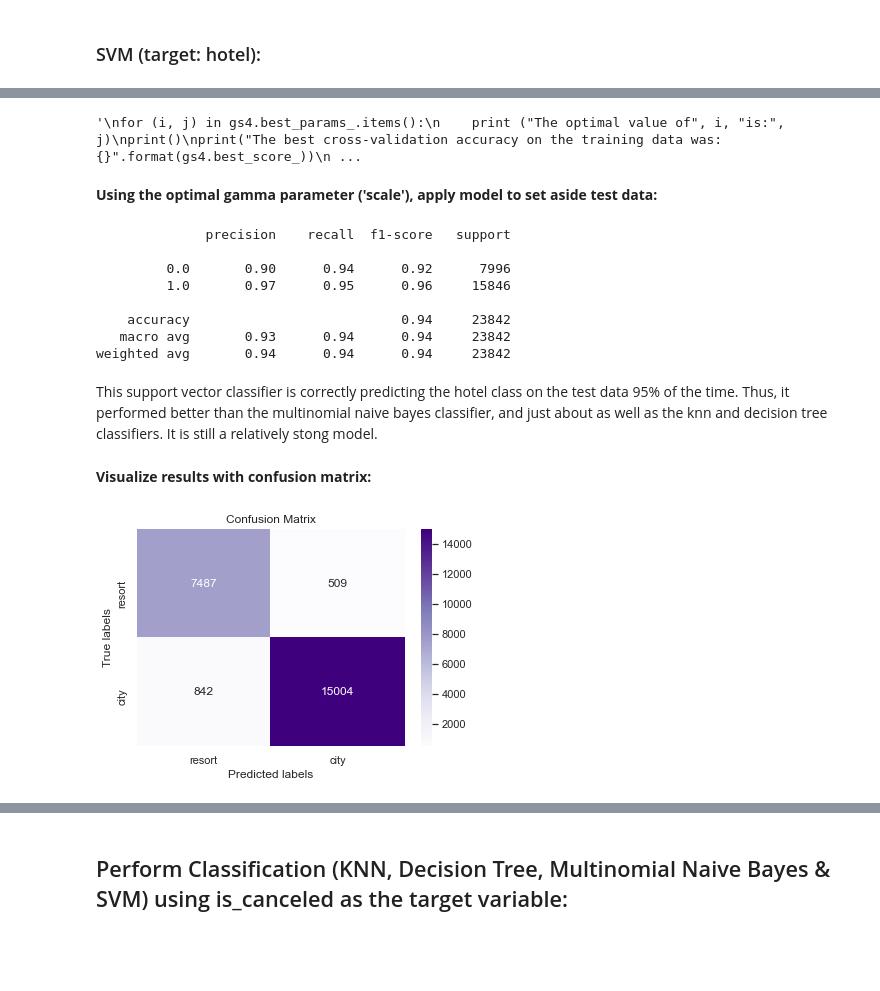
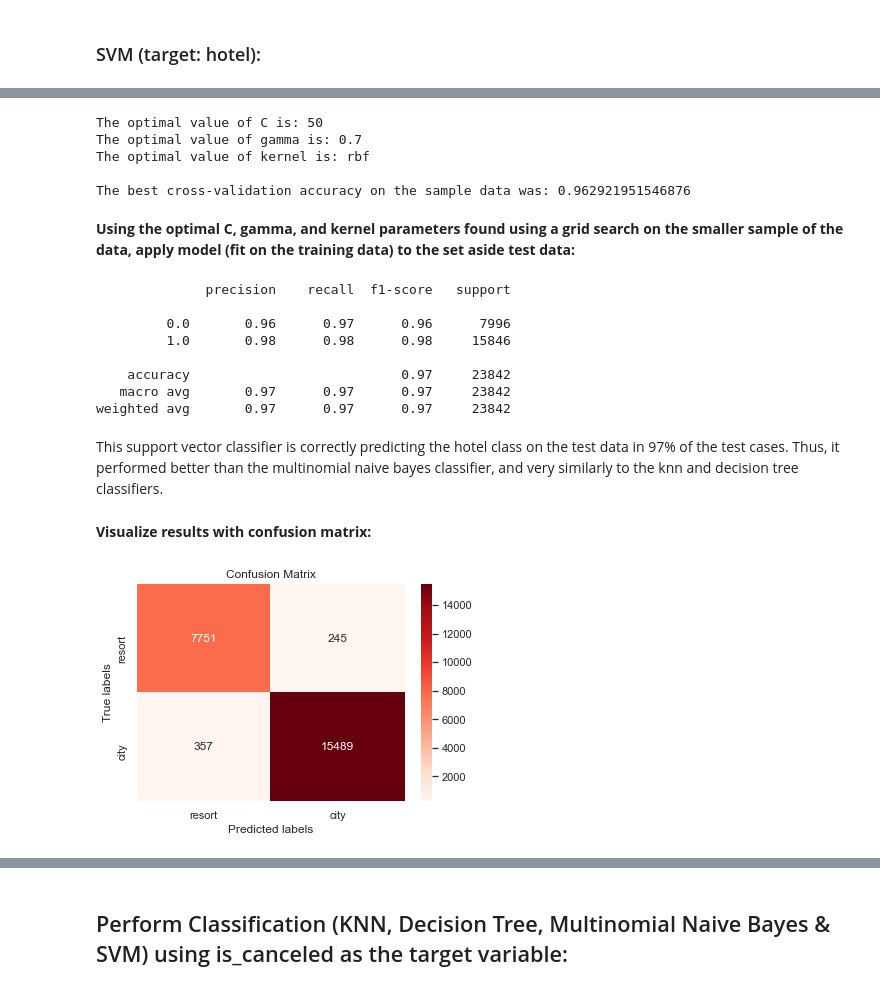
Before and after one commit to John-Rooney/DSC478_Group_Project, a Jupyter notebook: DSC 478 Final Project.ipynb, the cells around one changed output, grey strips where cells are left out. Drawn from its saved outputs; the diff is of its cells as text; code cells hidden in the pictures; blank space fills up the shorter version.

```diff
--- a/DSC 478 Final Project.ipynb
+++ b/DSC 478 Final Project.ipynb
@@ -655,7 +663,7 @@ This classifier mislabelled less than 500 observations out of a total of 23,842
 __Perform classification using multinomial naive bayes and a grid search to optimize the parameters:__
 # %%
 clf3 = MultinomialNB()                                            # initialize mnb classifier
-alphas = [0.1, 0.2, 0.3, 0.4, 0.5, 0.6, 0.7, 0.8, 0.9, 1.0]       # alphas to perform grid search on
+alphas = [0.0001, 0.001, 0.005, 0.01, 0.05, 0.1, 0.2, 0.3, 0.4]           # alphas to perform grid search on
 parameters = {'alpha': alphas, 'fit_prior' : [True, False]}       # parameters for grid search
 gs3 = GridSearchCV(clf3, parameters, verbose=1, cv=5)             # grid search using 5-fold cv
 # %%
@@ -682,5 +692,5 @@ __Using the optimal parameters (alpha = .1 and fit_prior = True), apply model to
 # %%
-clf3 = MultinomialNB(alpha=.1, fit_prior=True)  # initialize mnb classifier with smoothing parameter alpha = .1  & allow it to learn prior class probabilities
+clf3 = MultinomialNB(alpha=.0001, fit_prior=True)  # initialize mnb classifier with smoothing parameter alpha = .1  & allow it to learn prior class probabilities
 
 clf3.fit(train, target_train)                   # fit on training data
 
@@ -728,14 +758,18 @@ gs4 = GridSearchCV(clf4, parameters, verbose=1, cv=5)   # initialize grid search
 for (i, j) in gs4.best_params_.items():
     print ("The optimal value of", i, "is:", j)
 print()
-print("The best cross-validation accuracy on the training data was: {}".format(gs4.best_score_))
+print("The best cross-validation accuracy on the sample data was: {}".format(gs4.best_score_))
 """
 # %% [output]
-'\nfor (i, j) in gs4.best_params_.items():\n    print ("The optimal value of", i, "is:", j)\nprint()\nprint("The best cross-validation accuracy on the training data was: {}".format(gs4.best_score_))\n ...
+The optimal value of C is: 50
+The optimal value of gamma is: 0.7
+The optimal value of kernel is: rbf
+
+The best cross-validation accuracy on the sample data was: 0.962921951546876
 # %% [markdown]
-__Using the optimal gamma parameter ('scale'), apply model to set aside test data:__
+__Using the optimal C, gamma, and kernel parameters found using a grid search on the smaller sample of the data, apply model (fit on the training data) to the set aside test data:__
 # %%
-clf4 = SVC(kernel='rbf', class_weight='balanced', gamma='scale')                # initialize svm classifier with optimal parameters
+clf4 = SVC(kernel='rbf', gamma =.7, C=50, class_weight='balanced')  # initialize svm classifier with optimal parameters
 
 clf4.fit(train, target_train)                   # fit on training data
 
@@ -745,24 +779,24 @@ print(classification_report(target_test, pred_test_target))  # print classificat
 # %% [output]
               precision    recall  f1-score   support
 
-         0.0       0.90      0.94      0.92      7996
-         1.0       0.97      0.95      0.96     15846
+         0.0       0.96      0.97      0.96      7996
+         1.0       0.98      0.98      0.98     15846
 
-    accuracy                           0.94     23842
-   macro avg       0.93      0.94      0.94     23842
-weighted avg       0.94      0.94      0.94     23842
+    accuracy                           0.97     23842
+   macro avg       0.97      0.97      0.97     23842
+weighted avg       0.97      0.97      0.97     23842
 # %% [markdown]
-This support vector classifier is correctly predicting the hotel class on the test data 95% of the time.  Thus, it performed better than the multinomial naive bayes classifier, and just about as well as the knn and decision tree classifiers.  It is still a relatively stong model.
+This support vector classifier is correctly predicting the hotel class on the test data in 97% of the test cases.  Thus, it performed better than the multinomial naive bayes classifier, and very similarly to the knn and decision tree classifiers.
 # %% [markdown]
 __Visualize results with confusion matrix:__
 # %%
 svmcm = confusion_matrix(target_test, pred_test_target)
 
 ax= plt.subplot()
-sns.heatmap(svmcm, annot=True, fmt='d', cmap='Purples', ax = ax);
+sns.heatmap(svmcm, annot=True, fmt='d', cmap='Reds', ax = ax);
 
 ax.set_xlabel('Predicted labels');ax.set_ylabel('True labels');
 ax.set_title('Confusion Matrix');
 ax.xaxis.set_ticklabels(['resort', 'city']); ax.yaxis.set_ticklabels(['resort', 'city']);
 # %% [output]
-[figure, old version]
+[figure, new version]
```
Also changed, not shown: parts of 28 cells of this notebook.
